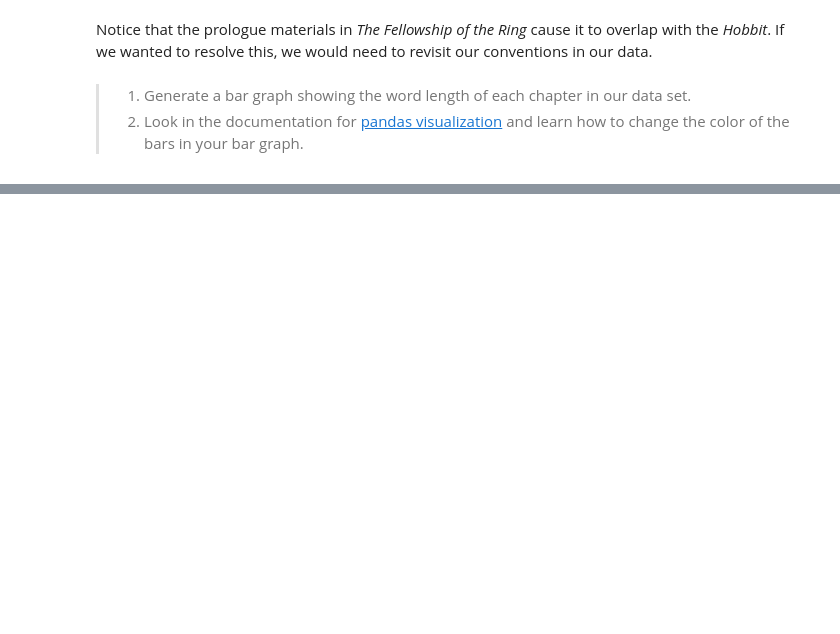
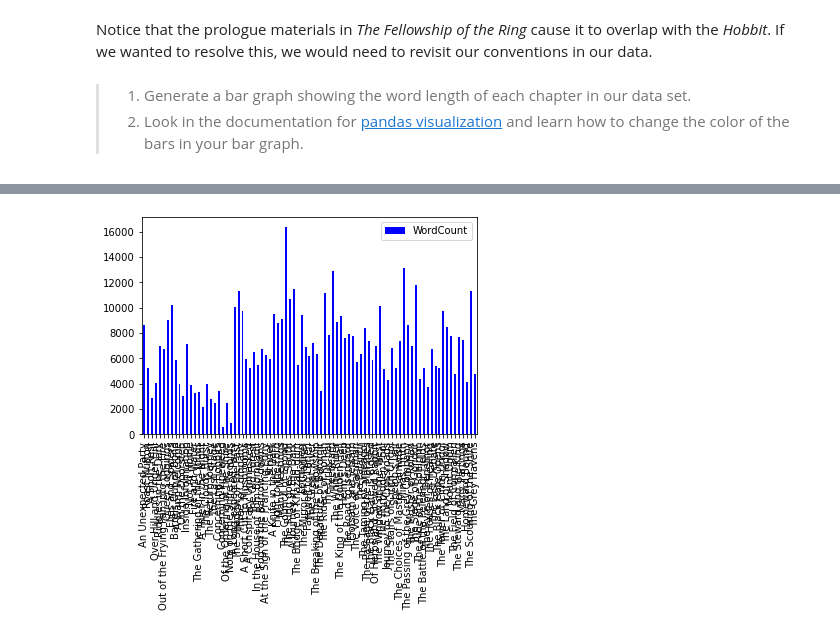
Before and after one commit to ellieseitz/ds_1300_notebooks, a Jupyter notebook: work/01_assignment-Copy1.ipynb, the cells around one changed output, grey strips where cells are left out. Drawn from its saved outputs; the diff is of its cells as text; code cells hidden in the pictures; blank space fills up the shorter version.

```diff
--- a/work/01_assignment-Copy1.ipynb
+++ b/work/01_assignment-Copy1.ipynb
@@ -629,0 +736,5 @@ plt.pyplot.legend()
+# %%
+plot = data[['WordCount', 'ChapterName']].plot(kind='bar', color='blue')
+plot.set_xticklabels(data['ChapterName']);
+# %% [output]
+[figure, added]
```
Also changed, not shown: parts of 22 cells of this notebook.
